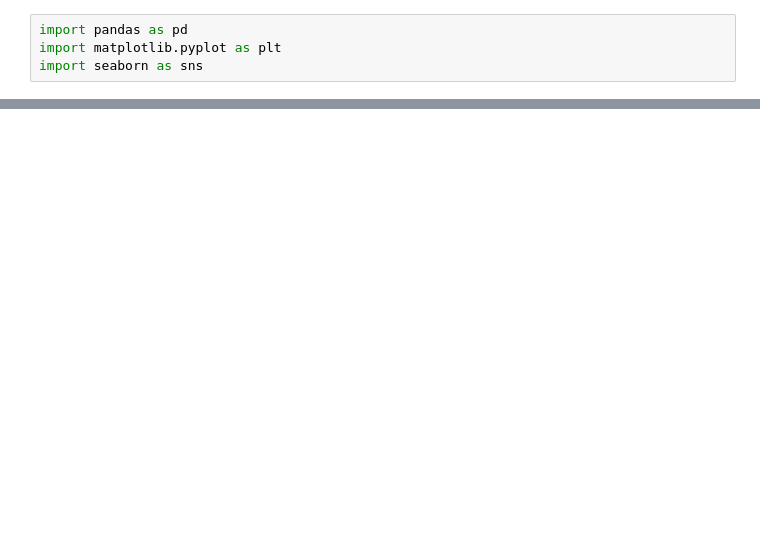
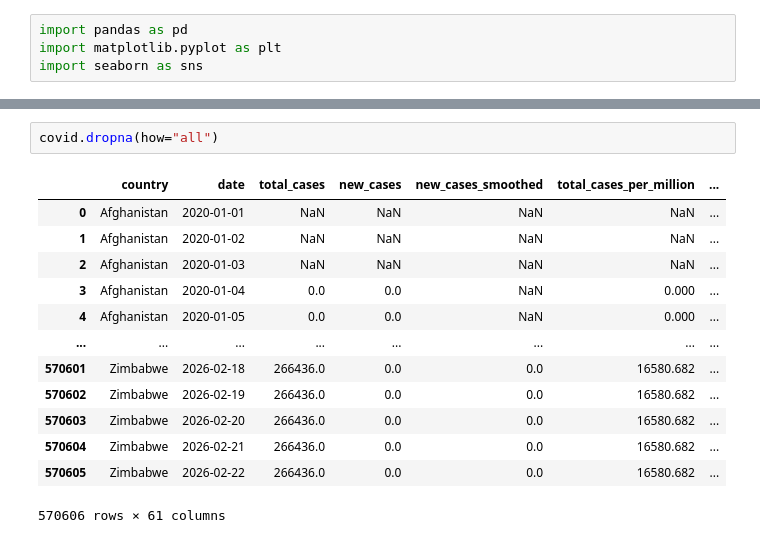
Before and after one commit to mertensblackfyre/data_analysis_projects, a Jupyter notebook: project_2/Covid.ipynb, the cells around one changed output, grey strips where cells are left out. Drawn from its saved outputs; the diff is of its cells as text; blank space fills up the shorter version.

```diff
--- a/project_2/Covid.ipynb
+++ b/project_2/Covid.ipynb
@@ -16,0 +38,16 @@ covid.head()
+# %%
+covid.dropna(how="all")
+# %% [output]
+|  | country | date | total_cases | new_cases | new_cases_smoothed | total_cases_per_million | ... |
+| 0 | Afghanistan | 2020-01-01 | NaN | NaN | NaN | NaN | ... |
+| 1 | Afghanistan | 2020-01-02 | NaN | NaN | NaN | NaN | ... |
+| 2 | Afghanistan | 2020-01-03 | NaN | NaN | NaN | NaN | ... |
+| 3 | Afghanistan | 2020-01-04 | 0.0 | 0.0 | NaN | 0.000 | ... |
+| 4 | Afghanistan | 2020-01-05 | 0.0 | 0.0 | NaN | 0.000 | ... |
+| ... | ... | ... | ... | ... | ... | ... | ... |
+| 570601 | Zimbabwe | 2026-02-18 | 266436.0 | 0.0 | 0.0 | 16580.682 | ... |
+| 570602 | Zimbabwe | 2026-02-19 | 266436.0 | 0.0 | 0.0 | 16580.682 | ... |
+| 570603 | Zimbabwe | 2026-02-20 | 266436.0 | 0.0 | 0.0 | 16580.682 | ... |
+| 570604 | Zimbabwe | 2026-02-21 | 266436.0 | 0.0 | 0.0 | 16580.682 | ... |
+| 570605 | Zimbabwe | 2026-02-22 | 266436.0 | 0.0 | 0.0 | 16580.682 | ... |
+570606 rows × 61 columns
```
Also changed, not shown: parts of 8 cells of this notebook.
